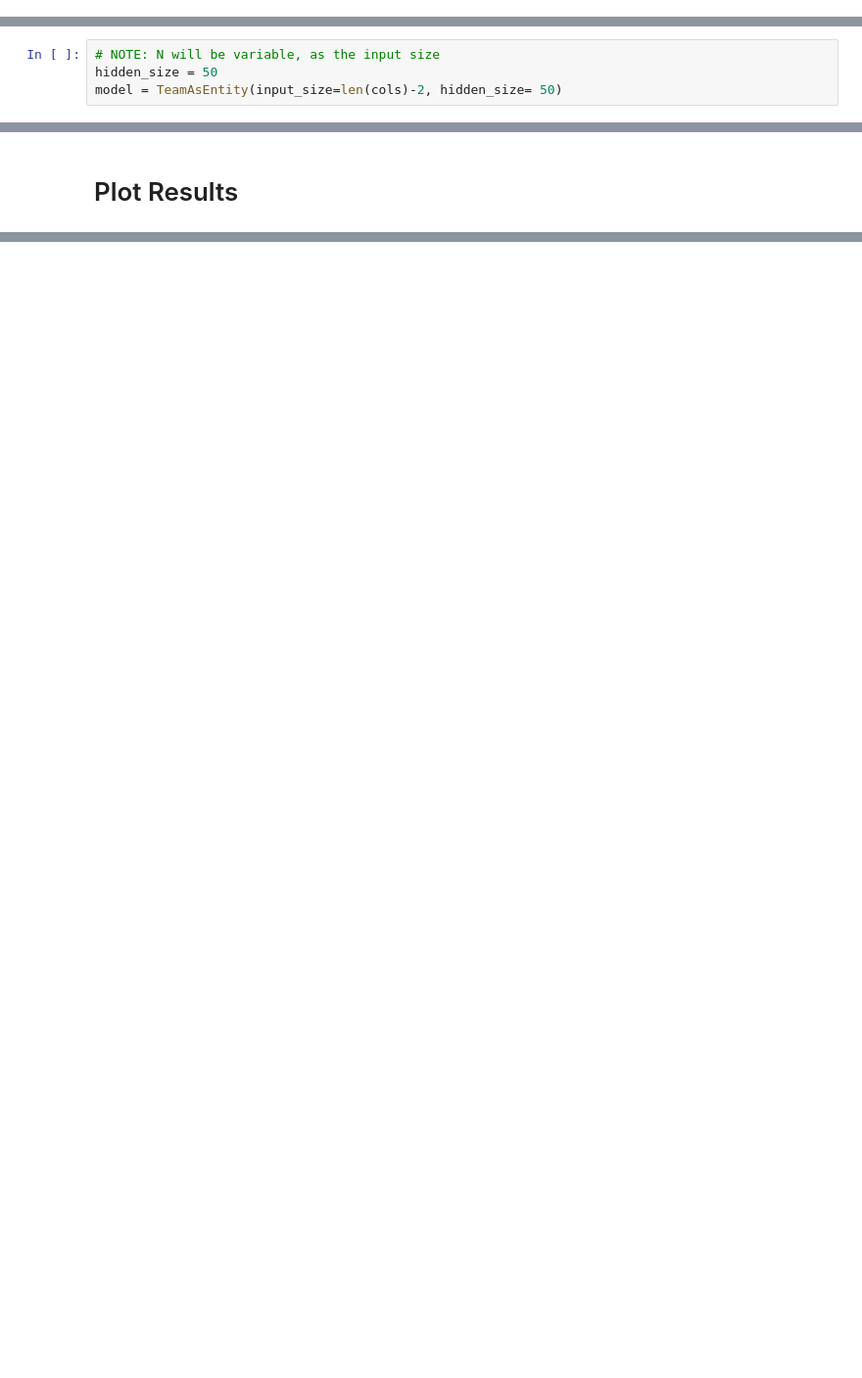
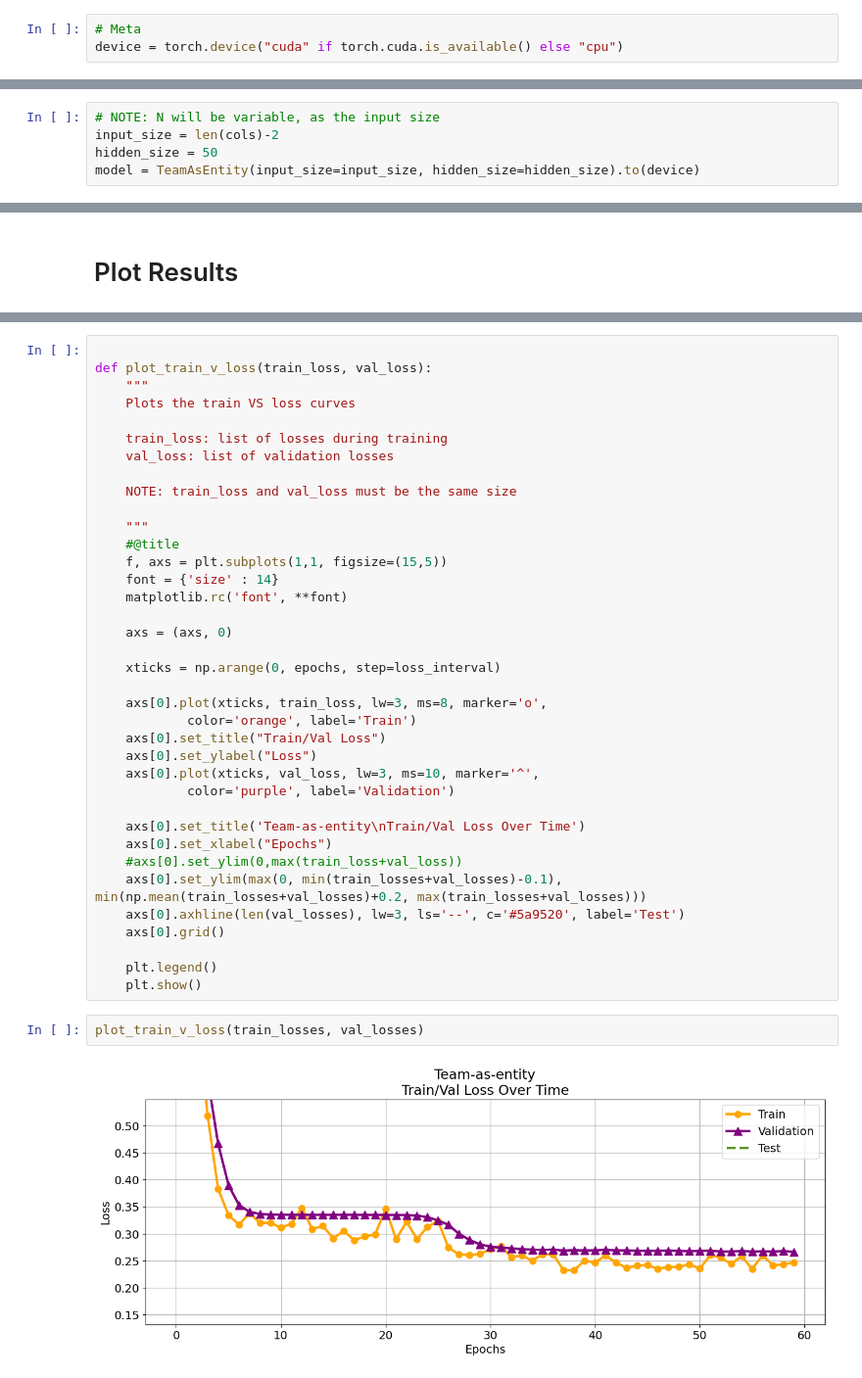
Before and after one commit to RandumbRobot/hockey-player-stats-predictor, a Jupyter notebook: team_entity_nn_nb.ipynb, the cells around one changed output, grey strips where cells are left out. Shown at 98% size. Drawn from its saved outputs; the diff is of its cells as text; blank space fills up the shorter version.

Commit message:
Team-as-entity LSTM model working

```diff
--- a/team_entity_nn_nb.ipynb
+++ b/team_entity_nn_nb.ipynb
@@ -11,3 +16,6 @@ from team_dataloader import *
+# %%
+# Meta
+device = torch.device("cuda" if torch.cuda.is_available() else "cpu")
 # %% [markdown]
 # Model
 # %%
@@ -85,6 +124,7 @@ dataloader_test = DataLoader(dataset_test, batch_size=batch_size, shuffle=True)
 # Training
 # %%
 # NOTE: N will be variable, as the input size
+input_size = len(cols)-2
 hidden_size = 50
-model = TeamAsEntity(input_size=len(cols)-2, hidden_size= 50)
+model = TeamAsEntity(input_size=input_size, hidden_size=hidden_size).to(device)
 # %%
@@ -134,0 +215,41 @@ NameError: name 'logger' is not defined
+# %%
+
+def plot_train_v_loss(train_loss, val_loss):
+    """
+    Plots the train VS loss curves
+
+    train_loss: list of losses during training
+    val_loss: list of validation losses
+
+    NOTE: train_loss and val_loss must be the same size
+
+    """
+    #@title
+    f, axs = plt.subplots(1,1, figsize=(15,5))
+    font = {'size' : 14}
+    matplotlib.rc('font', **font)
+
+    axs = (axs, 0)
+
+    xticks = np.arange(0, epochs, step=loss_interval)
+
+    axs[0].plot(xticks, train_loss, lw=3, ms=8, marker='o',
+            color='orange', label='Train')
+    axs[0].set_title("Train/Val Loss")
+    axs[0].set_ylabel("Loss")
+    axs[0].plot(xticks, val_loss, lw=3, ms=10, marker='^',
+            color='purple', label='Validation')
+
+    axs[0].set_title('Team-as-entity\nTrain/Val Loss Over Time')
+    axs[0].set_xlabel("Epochs")
+    #axs[0].set_ylim(0,max(train_loss+val_loss))
+    axs[0].set_ylim(max(0, min(train_losses+val_losses)-0.1), min(np.mean(train_losses+val_losses)+0.2, max(train_losses+val_losses)))
+    axs[0].axhline(len(val_losses), lw=3, ls='--', c='#5a9520', label='Test')
+    axs[0].grid()
+
+    plt.legend()
+    plt.show()
+# %%
+plot_train_v_loss(train_losses, val_losses)
+# %% [output]
+[figure, added]
```
Also changed, not shown: parts of 7 cells of this notebook.
